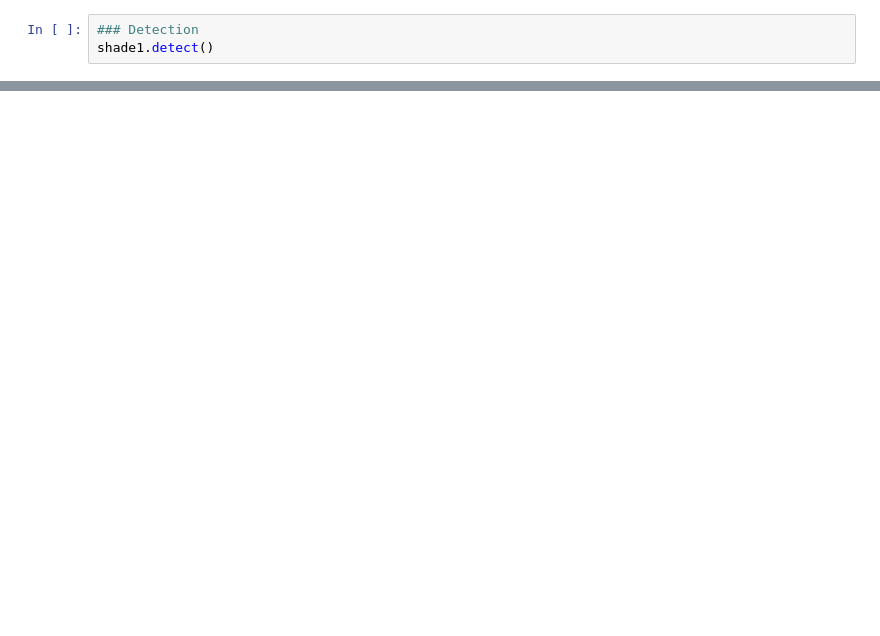
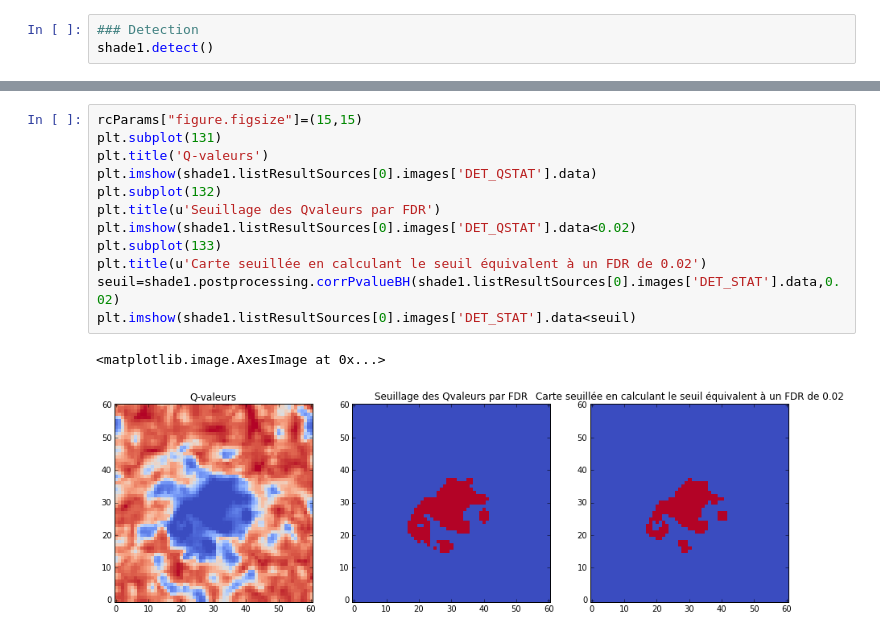
Before and after one commit to raphbacher/comet, a Jupyter notebook: Example Shade.ipynb, the cells around one changed output, grey strips where cells are left out. Drawn from its saved outputs; the diff is of its cells as text; blank space fills up the shorter version.

```diff
--- a/Example Shade.ipynb
+++ b/Example Shade.ipynb
@@ -72,0 +107,15 @@ plt.colorbar()
+# %%
+rcParams["figure.figsize"]=(15,15)
+plt.subplot(131)
+plt.title('Q-valeurs')
+plt.imshow(shade1.listResultSources[0].images['DET_QSTAT'].data)
+plt.subplot(132)
+plt.title(u'Seuillage des Qvaleurs par FDR')
+plt.imshow(shade1.listResultSources[0].images['DET_QSTAT'].data<0.02)
+plt.subplot(133)
+plt.title(u'Carte seuillée en calculant le seuil équivalent à un FDR de 0.02')
+seuil=shade1.postprocessing.corrPvalueBH(shade1.listResultSources[0].images['DET_STAT'].data,0.02)
+plt.imshow(shade1.listResultSources[0].images['DET_STAT'].data<seuil)
+# %% [output]
+<matplotlib.image.AxesImage at 0x...>
+[figure, added]
```
Also changed, not shown: parts of 11 cells of this notebook, 5 other files.
